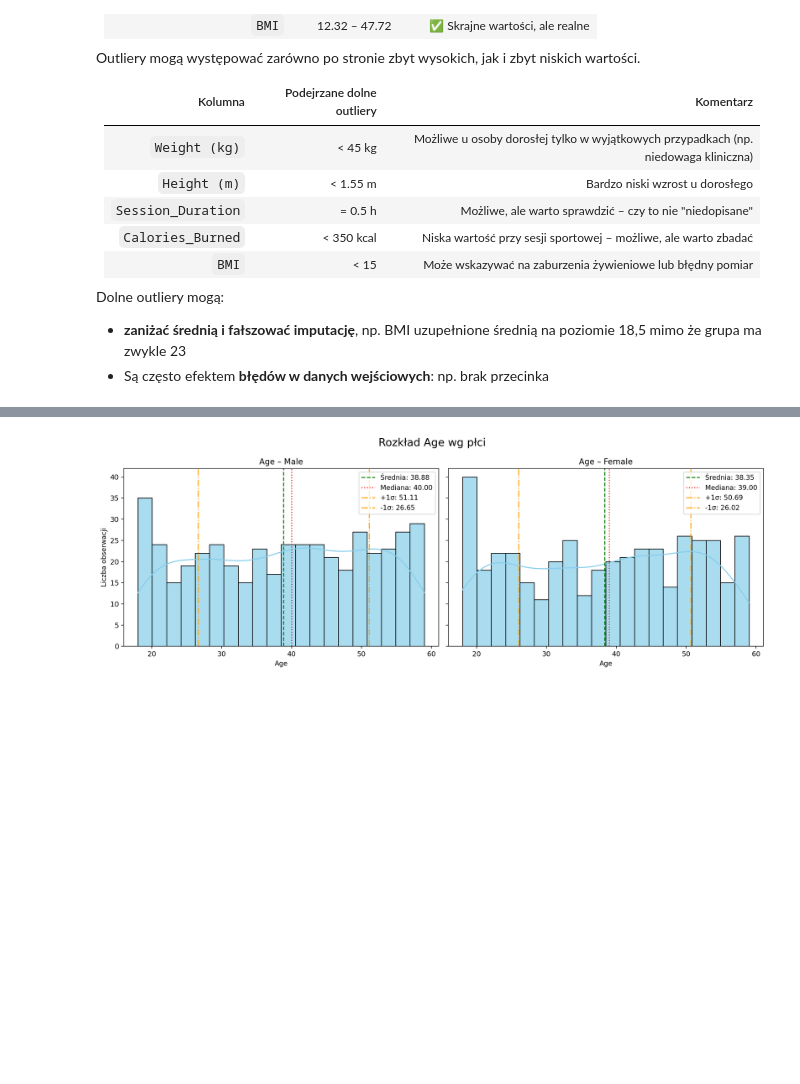
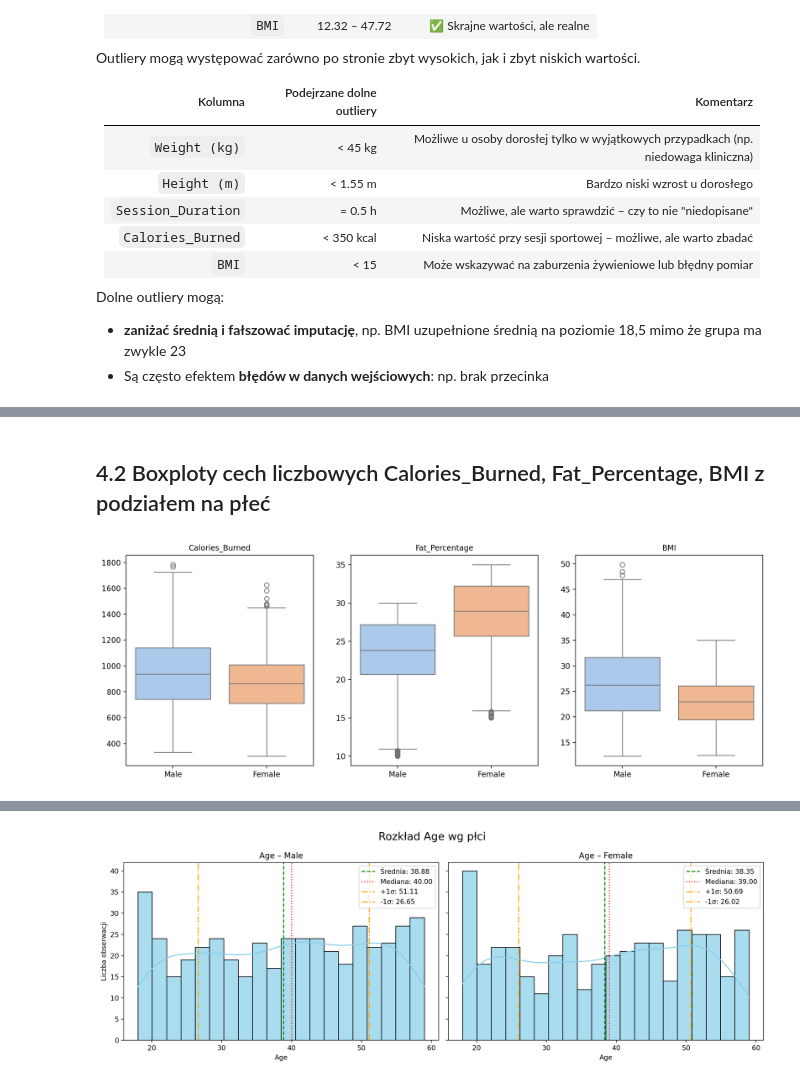
Before and after one commit to annwroblewska/projekt_SAD, a Jupyter notebook: projekt_SAD_ARP.ipynb, the cells around one changed output, grey strips where cells are left out. Drawn from its saved outputs; the diff is of its cells as text; code cells hidden in the pictures; blank space fills up the shorter version.

```diff
--- a/projekt_SAD_ARP.ipynb
+++ b/projekt_SAD_ARP.ipynb
@@ -185,0 +383,6 @@ Im niżej (w pionie) łączą się kolumny, tym bardziej podobne są ich wzorce
+# %%
+rows_to_update = (
+    dirty_df['BMI'].isna() &
+    dirty_df['Weight (kg)'].notna() &
+    dirty_df['Height (m)'].notna()
+)
@@ -246,0 +634,35 @@ df['Gender'].unique(), df['Workout_Type'].unique()
+# %% [markdown]
+## 4.2 Boxploty cech liczbowych Calories_Burned, Fat_Percentage,  BMI z podziałem na płeć
+# %%
+# import pandas as pd
+# import matplotlib.pyplot as plt
+# import seaborn as sns
+
+# Wczytanie danych
+
+# Wybrane kolumny liczbowe do analizy
+selected_columns = ['Calories_Burned', 'Fat_Percentage', 'BMI']
+
+# Parametry siatki wykresów
+cols_per_row = 3
+fig, axes = plt.subplots(1, len(selected_columns), figsize=(5 * len(selected_columns), 5))
+
+# Upewniamy się, że axes to lista
+if len(selected_columns) == 1:
+    axes = [axes]
+
+# Tworzenie boxplotów
+for ax, col in zip(axes, selected_columns):
+    sns.boxplot(
+        data=dirty_df,
+        x='Gender',
+        y=col,
+        hue='Gender',
+        ax=ax,
+        palette='pastel'
+    )
+    ax.set_title(f"{col}", fontsize=10)
+    ax.set_xlabel("")
+    ax.set_ylabel("")
+# %% [output]
+[figure, added]
```
Also changed, not shown: parts of 110 cells of this notebook.
